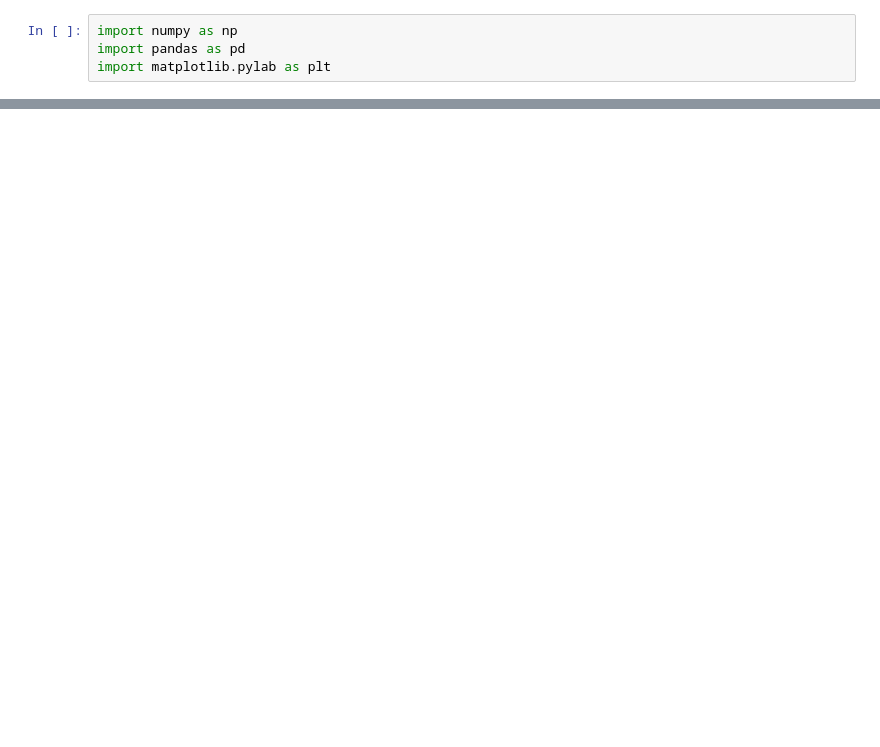
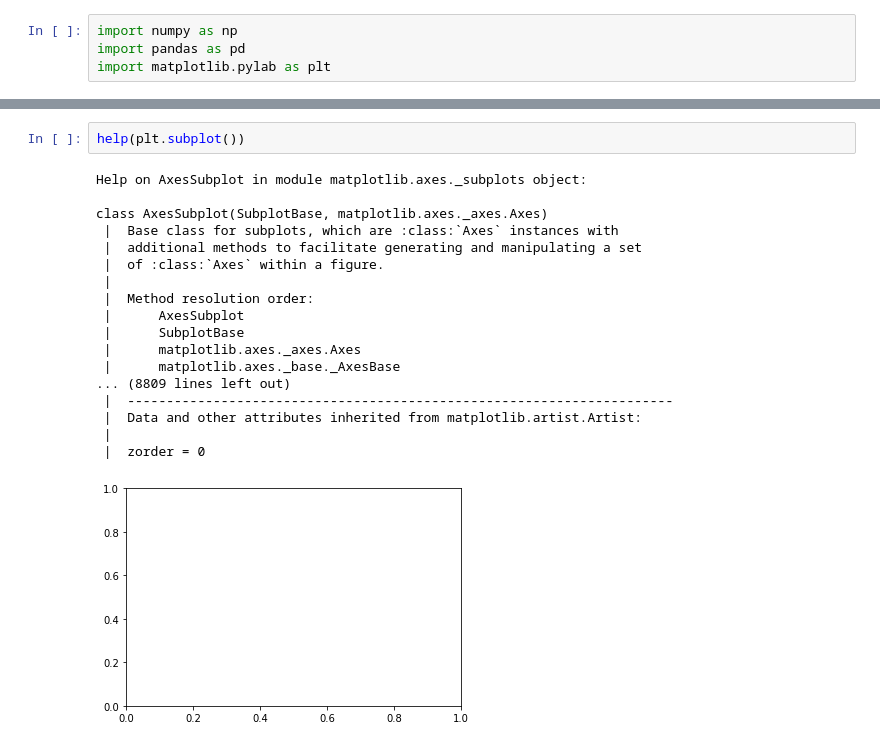
Before and after one commit to fairnessforensics/wiggum, a Jupyter notebook: research_notebooks/generate_class_imbalance_sp.ipynb, the cells around one changed output, grey strips where cells are left out. Drawn from its saved outputs; the diff is of its cells as text; blank space fills up the shorter version.

```diff
--- a/research_notebooks/generate_class_imbalance_sp.ipynb
+++ b/research_notebooks/generate_class_imbalance_sp.ipynb
@@ -53,0 +64,21 @@ array([[310. , 290. , 280. ],
+# %%
+help(plt.subplot())
+# %% [output]
+Help on AxesSubplot in module matplotlib.axes._subplots object:
+
+class AxesSubplot(SubplotBase, matplotlib.axes._axes.Axes)
+ |  Base class for subplots, which are :class:`Axes` instances with
+ |  additional methods to facilitate generating and manipulating a set
+ |  of :class:`Axes` within a figure.
+ |
+ |  Method resolution order:
+ |      AxesSubplot
+ |      SubplotBase
+ |      matplotlib.axes._axes.Axes
+ |      matplotlib.axes._base._AxesBase
+... (8809 lines left out)
+ |  ----------------------------------------------------------------------
+ |  Data and other attributes inherited from matplotlib.artist.Artist:
+ |
+ |  zorder = 0
+[figure, added]
```
Also changed, not shown: parts of 9 cells of this notebook.
